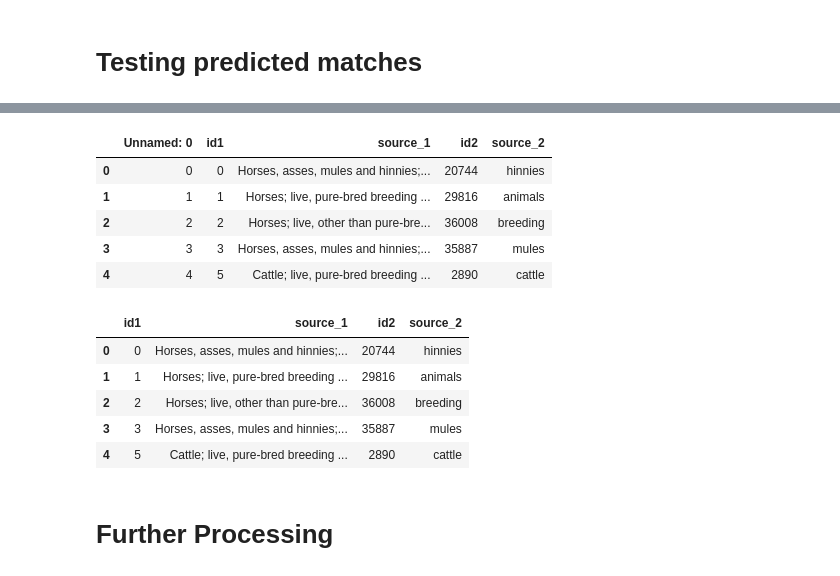
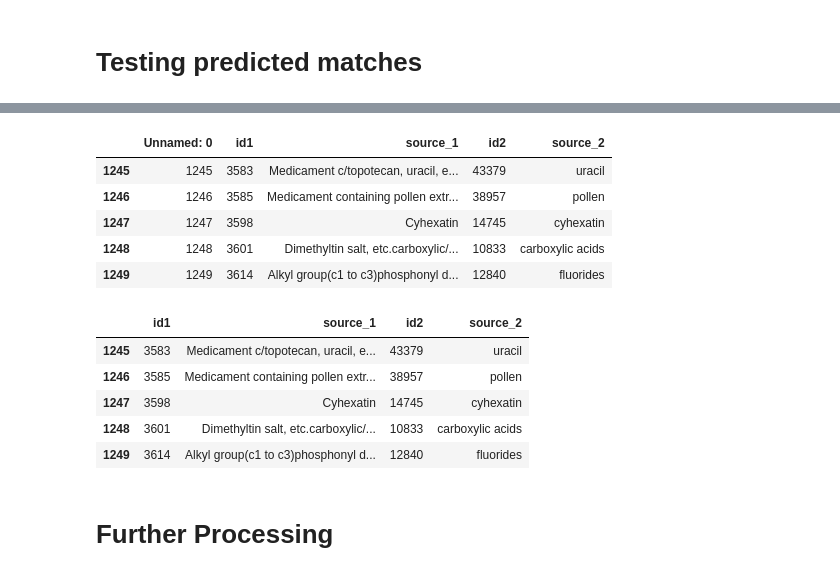
Before and after one commit to runo-hr/NLP-vocabulary-matching, a Jupyter notebook: test.ipynb, the cells around one changed output, grey strips where cells are left out. Saved outputs shown, nothing was run; the diff lists cells and outputs as text; code cells hidden in the pictures.

```diff
--- a/test.ipynb
+++ b/test.ipynb
@@ -592,23 +592,23 @@ df_names_ids.shape
 # %%
-df_names_ids.head()
+df_names_ids.tail()
 # %% [output]
 |  | Unnamed: 0 | id1 | source_1 | id2 | source_2 |
-| 0 | 0 | 0 | Horses, asses, mules and hinnies;... | 20744 | hinnies |
-| 1 | 1 | 1 | Horses; live, pure-bred breeding ... | 29816 | animals |
-| 2 | 2 | 2 | Horses; live, other than pure-bre... | 36008 | breeding |
-| 3 | 3 | 3 | Horses, asses, mules and hinnies;... | 35887 | mules |
-| 4 | 4 | 5 | Cattle; live, pure-bred breeding ... | 2890 | cattle |
+| 1245 | 1245 | 3583 | Medicament c/topotecan, uracil, e... | 43379 | uracil |
+| 1246 | 1246 | 3585 | Medicament containing pollen extr... | 38957 | pollen |
+| 1247 | 1247 | 3598 | Cyhexatin | 14745 | cyhexatin |
+| 1248 | 1248 | 3601 | Dimethyltin salt, etc.carboxylic/... | 10833 | carboxylic acids |
+| 1249 | 1249 | 3614 | Alkyl group(c1 to c3)phosphonyl d... | 12840 | fluorides |
 # %%
 del(df_names_ids['Unnamed: 0'])
 # %%
-df_names_ids.head()
+df_names_ids.tail()
 # %% [output]
 |  | id1 | source_1 | id2 | source_2 |
-| 0 | 0 | Horses, asses, mules and hinnies;... | 20744 | hinnies |
-| 1 | 1 | Horses; live, pure-bred breeding ... | 29816 | animals |
-| 2 | 2 | Horses; live, other than pure-bre... | 36008 | breeding |
-| 3 | 3 | Horses, asses, mules and hinnies;... | 35887 | mules |
-| 4 | 5 | Cattle; live, pure-bred breeding ... | 2890 | cattle |
+| 1245 | 3583 | Medicament c/topotecan, uracil, e... | 43379 | uracil |
+| 1246 | 3585 | Medicament containing pollen extr... | 38957 | pollen |
+| 1247 | 3598 | Cyhexatin | 14745 | cyhexatin |
+| 1248 | 3601 | Dimethyltin salt, etc.carboxylic/... | 10833 | carboxylic acids |
+| 1249 | 3614 | Alkyl group(c1 to c3)phosphonyl d... | 12840 | fluorides |
 # %%
 def get_ratios(i, j):
     print(f"'{i}' vs '{j}'")
```
Also changed, not shown: parts of 3 cells of this notebook, 3 other files.
